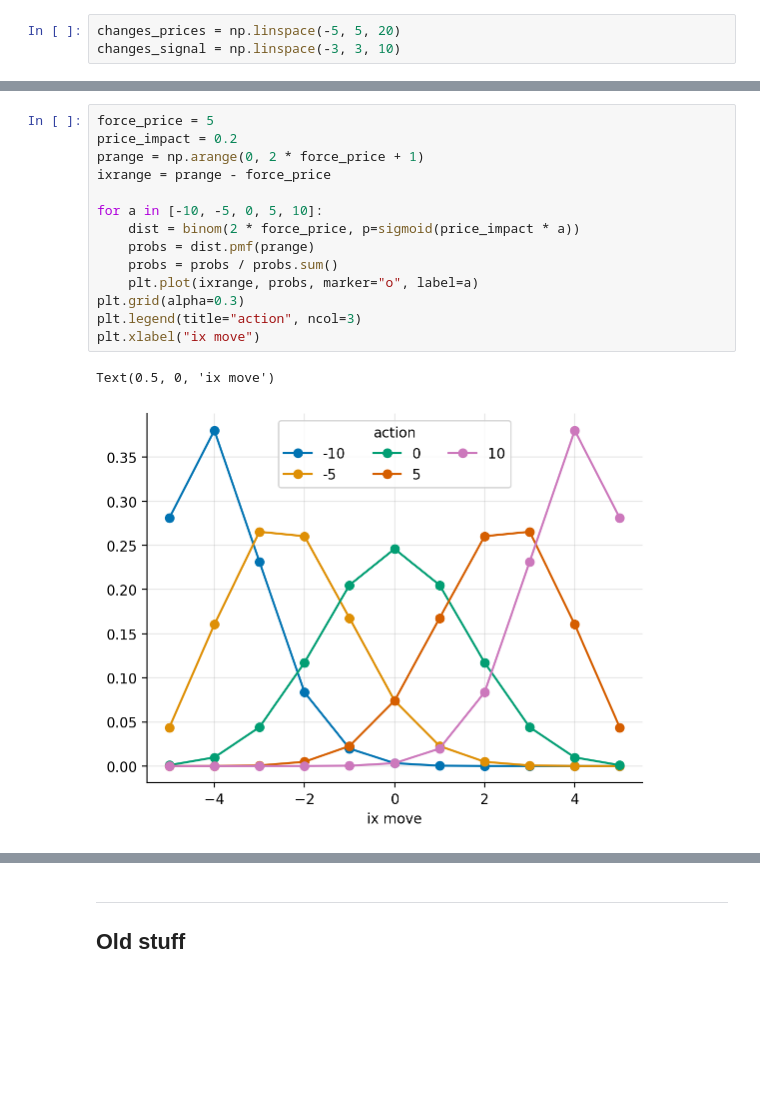
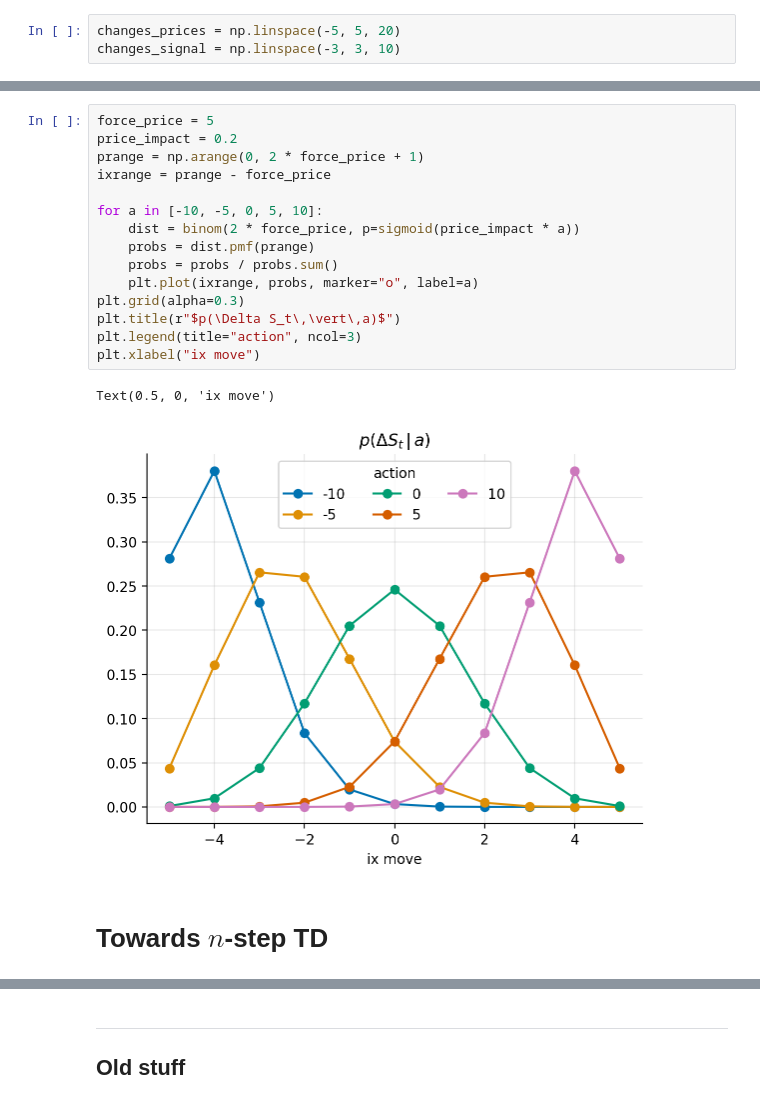
Before and after one commit to sapienzaio/online-ml-finance, a Jupyter notebook: 06-reinforcement-learning/price-impact-grid.ipynb, the cells around one changed output, grey strips where cells are left out. Drawn from its saved outputs; the diff is of its cells as text; blank space fills up the shorter version.

```diff
--- a/06-reinforcement-learning/price-impact-grid.ipynb
+++ b/06-reinforcement-learning/price-impact-grid.ipynb
@@ -127,17 +118,20 @@ def price_step_ix(
 # %%
 force_price = 5
 price_impact = 0.2
 prange = np.arange(0, 2 * force_price + 1)
 ixrange = prange - force_price
 
 for a in [-10, -5, 0, 5, 10]:
     dist = binom(2 * force_price, p=sigmoid(price_impact * a))
     probs = dist.pmf(prange)
     probs = probs / probs.sum()
     plt.plot(ixrange, probs, marker="o", label=a)
 plt.grid(alpha=0.3)
+plt.title(r"$p(\Delta S_t\,\vert\,a)$")
 plt.legend(title="action", ncol=3)
 plt.xlabel("ix move")
 # %% [output]
 Text(0.5, 0, 'ix move')
-[figure, old version]
+[figure, new version]
+# %% [markdown]
+# Towards $n$-step TD
```
Also changed, not shown: parts of 19 cells of this notebook.
